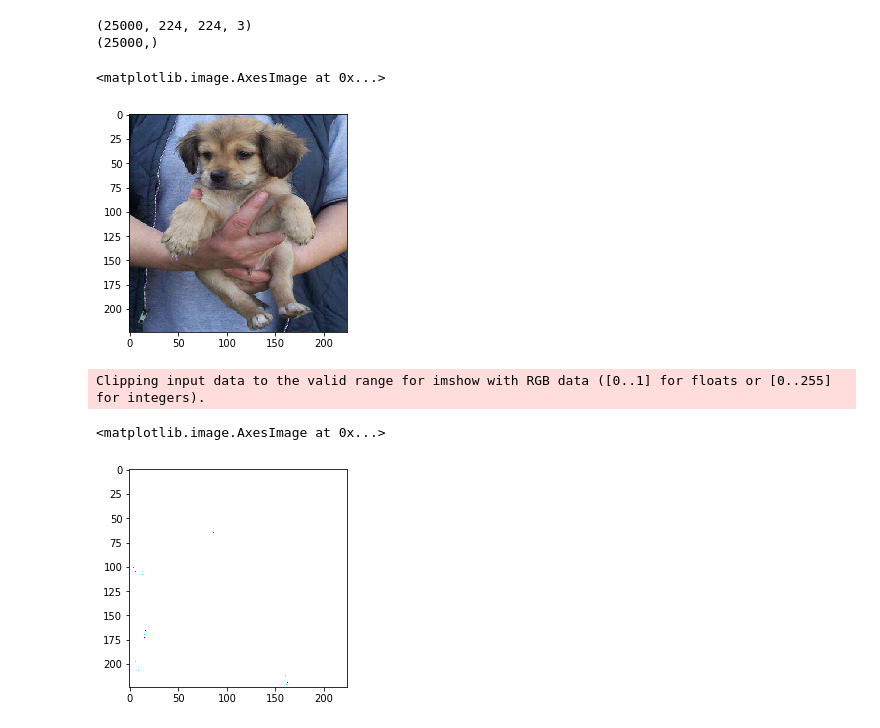
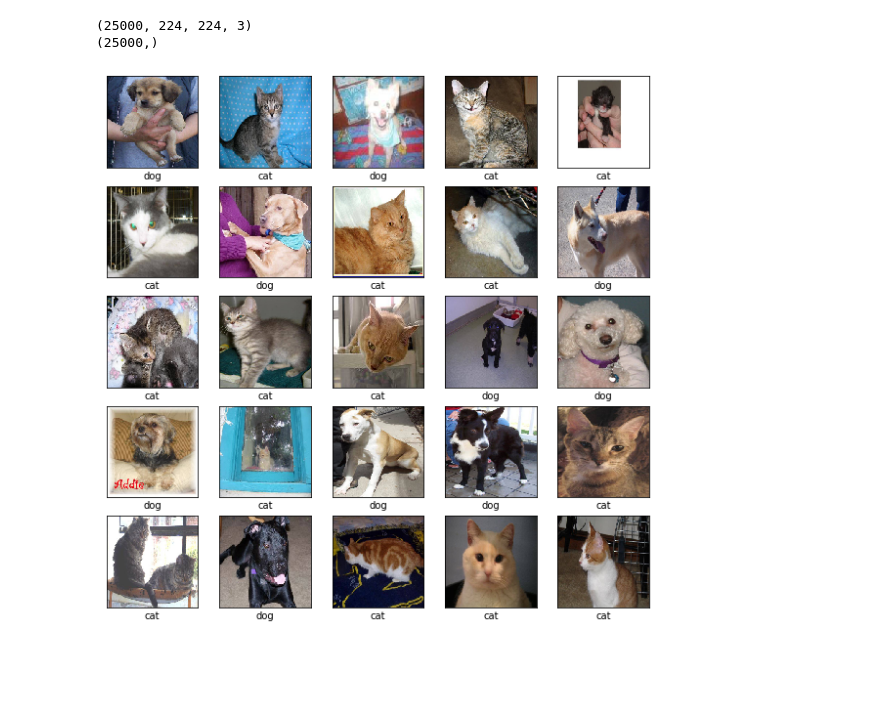
Before and after one commit to ShenYongji/endo_image, a Jupyter notebook: TF_Test_3.ipynb, the cells around one changed output. Saved outputs shown, nothing was run; the diff lists cells and outputs as text; code cells hidden in the pictures; blank space fills up the shorter version.

```diff
--- a/TF_Test_3.ipynb
+++ b/TF_Test_3.ipynb
@@ -23,7 +29,7 @@ print(data_train_root)
 ./dataset/Animal/Cat&Dog/train/*
 # %%
 class_name=dict()
-tag_name = {2:'other',1:"cat", 0:"dog"}
+tag_name = {1:"cat", 0:"dog"}
 # %%
 i = 0
 train_images = list()
@@ -31,8 +37,7 @@ train_labels = list()
 from tensorflow.keras.preprocessing.image import img_to_array,array_to_img
 for img_path in glob(data_train_root):
     img = load_img(str(img_path),target_size=[224, 224])
-    arr = img_to_array(img)
-    new_img = array_to_img(arr)
+    arr = img_to_array(img)/255.0
     train_images.append(arr)
     if 'dog' in img_path:
         train_labels.append(0)
@@ -70,17 +65,3 @@ print(train_labels.shape)
 # %% [output]
 (25000, 224, 224, 3)
 (25000,)
-# %%
-#print(train_images[0])
-new = array_to_img(train_images[0])
-plt.imshow(new)
-#plt.imshow(train_images[0])
-# %% [output]
-<matplotlib.image.AxesImage at 0x...>
-[figure, removed]
-# %%
-plt.imshow(train_images[0])
-# %% [output]
-Clipping input data to the valid range for imshow with RGB data ([0..1] for floats or [0..255] for integers).
-<matplotlib.image.AxesImage at 0x...>
-[figure, removed]
@@ -97,0 +68,16 @@ model.compile(optimizer='adam',
+# %%
+def display_images(images, labels):
+        plt.figure(figsize=(10,10))
+        grid_size = min(25, len(images))
+        for i in range(grid_size):
+                plt.subplot(5, 5, i+1)
+                plt.xticks([])
+                plt.yticks([])
+                plt.grid(False)
+                plt.imshow(images[i], cmap=plt.cm.binary)
+                plt.xlabel(tag_name[labels[i]])
+# %%
+display_images(train_images, train_labels)
+plt.show()
+# %% [output]
+[figure, added]
```
Also changed, not shown: parts of 26 cells of this notebook, 1 other file.
